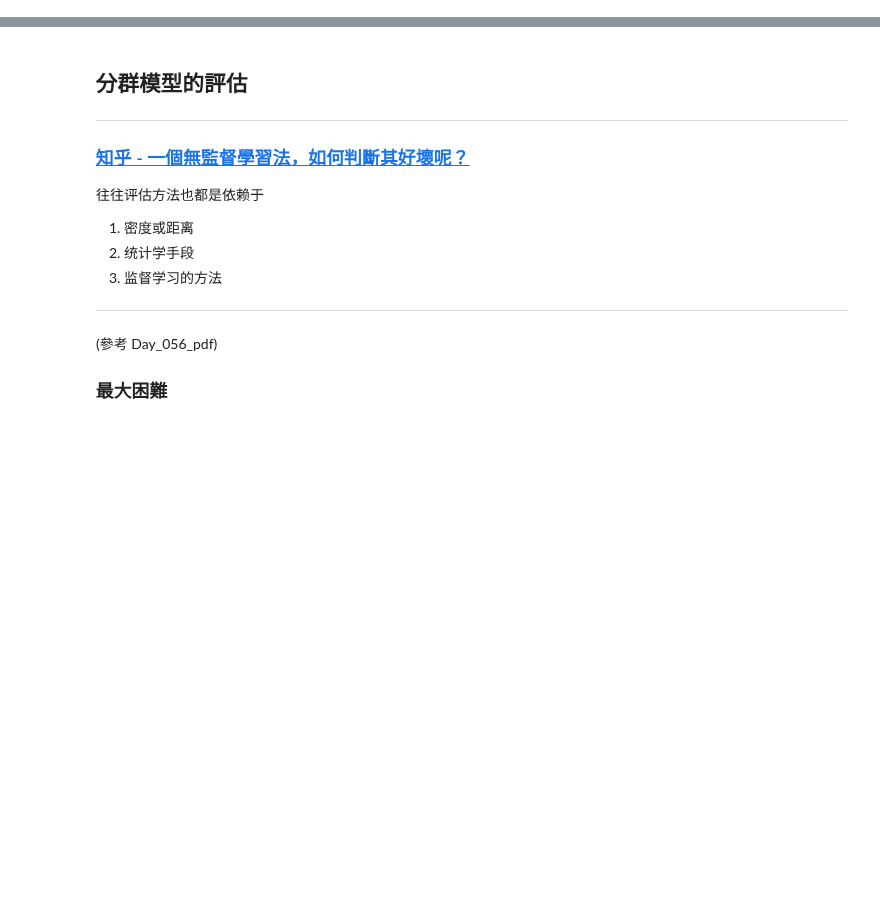
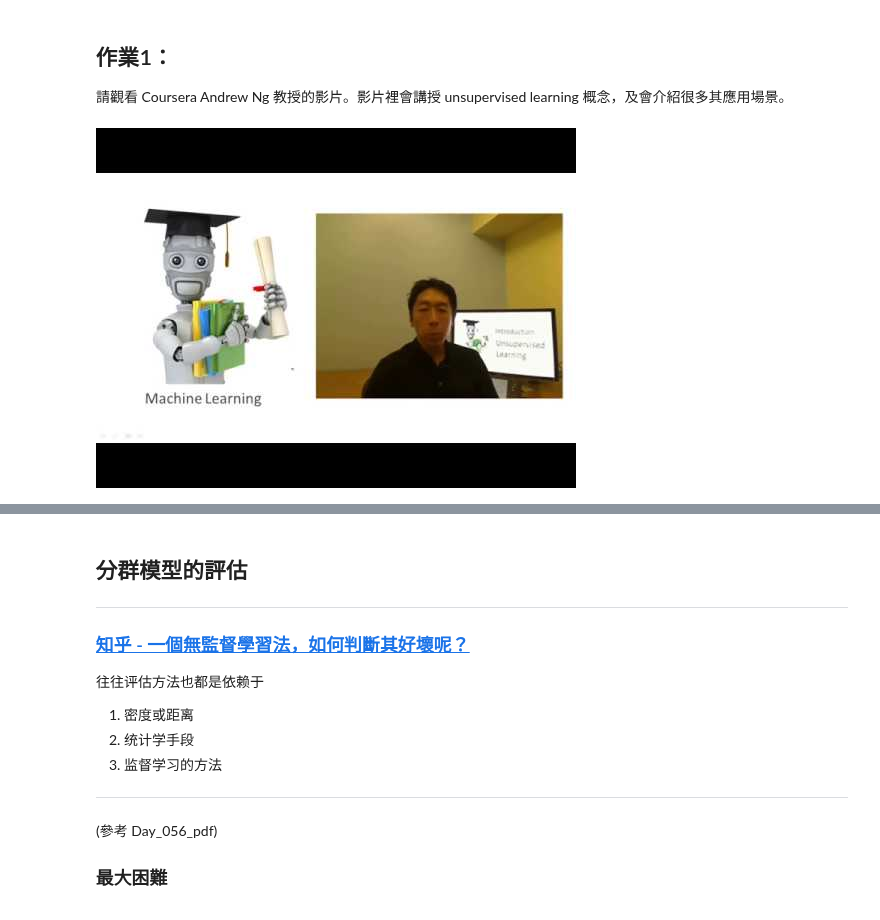
Before and after one commit to jackpopp125/2nd-ML100Days, a Jupyter notebook: homework/Day_054_HW/Day_054_HW.ipynb, the cells around one changed output, grey strips where cells are left out. Drawn from its saved outputs; the diff is of its cells as text; code cells hidden in the pictures; blank space fills up the shorter version.

```diff
--- a/homework/Day_054_HW/Day_054_HW.ipynb
+++ b/homework/Day_054_HW/Day_054_HW.ipynb
@@ -0,0 +1,9 @@
+# %% [markdown]
+## 作業1：
+
+請觀看 Coursera Andrew Ng 教授的影片。影片裡會講授 unsupervised learning 概念，及會介紹很多其應用場景。
+# %%
+from IPython.display import YouTubeVideo
+display(YouTubeVideo('jAA2g9ItoAc'))
+# %% [output]
+[figure, added]
```
Also changed, not shown: parts of 3 cells of this notebook.
